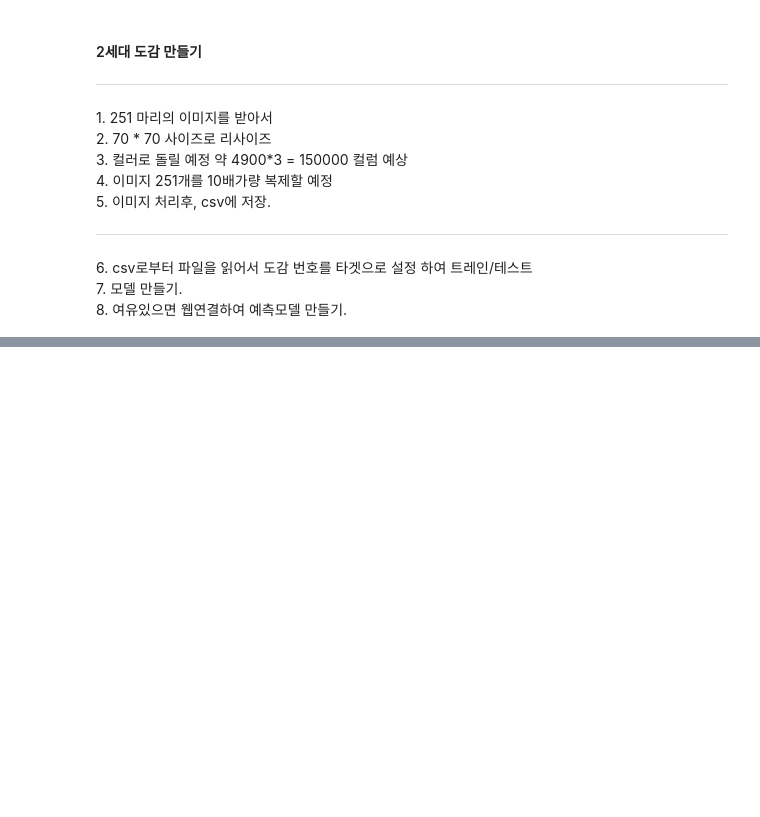
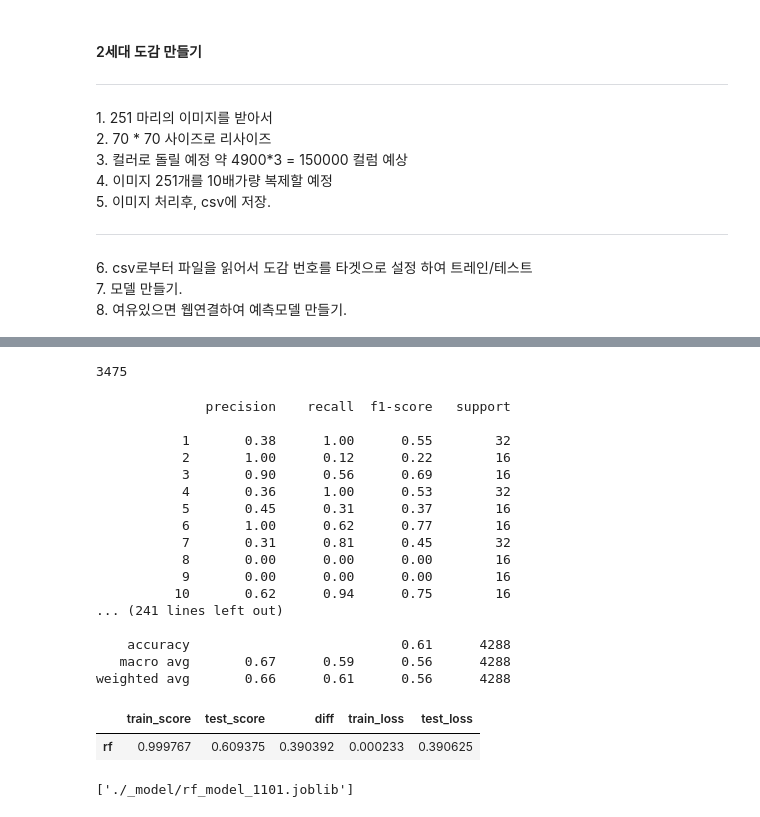
Before and after one commit to matdongsan5/ML, a Jupyter notebook: ML_CV/PROJECT_VISION/img_preprocess.ipynb, the cells around one changed output, grey strips where cells are left out. Drawn from its saved outputs; the diff is of its cells as text; code cells hidden in the pictures; blank space fills up the shorter version.

```diff
--- a/ML_CV/PROJECT_VISION/img_preprocess.ipynb
+++ b/ML_CV/PROJECT_VISION/img_preprocess.ipynb
@@ -218 +371,33 @@ tempDF = make_test('./_image/seal/', 'processed_seal2.csv')
+# %%
+gc.collect()  # 불필요한 메모리 해제
+# %% [output]
+3475
+# %%
+rfModel, rfDF = test.rf_classifier(max_depth=16, min_samples_split=2, min_samples_leaf = 1)
+rfDF
+# %% [output]
+              precision    recall  f1-score   support
+
+           1       0.38      1.00      0.55        32
+           2       1.00      0.12      0.22        16
+           3       0.90      0.56      0.69        16
+           4       0.36      1.00      0.53        32
+           5       0.45      0.31      0.37        16
+           6       1.00      0.62      0.77        16
+           7       0.31      0.81      0.45        32
+           8       0.00      0.00      0.00        16
+           9       0.00      0.00      0.00        16
+          10       0.62      0.94      0.75        16
+... (241 lines left out)
+
+    accuracy                           0.61      4288
+   macro avg       0.67      0.59      0.56      4288
+weighted avg       0.66      0.61      0.56      4288
+|  | train_score | test_score | diff | train_loss | test_loss |
+| rf | 0.999767 | 0.609375 | 0.390392 | 0.000233 | 0.390625 |
+# %%
+import joblib
+joblib.dump(rfModel, "./_model/rf_model_1126.joblib")
+# %% [output]
+['./_model/rf_model_1101.joblib']
 # %%
```
Also changed, not shown: parts of 26 cells of this notebook, 3 other files.
